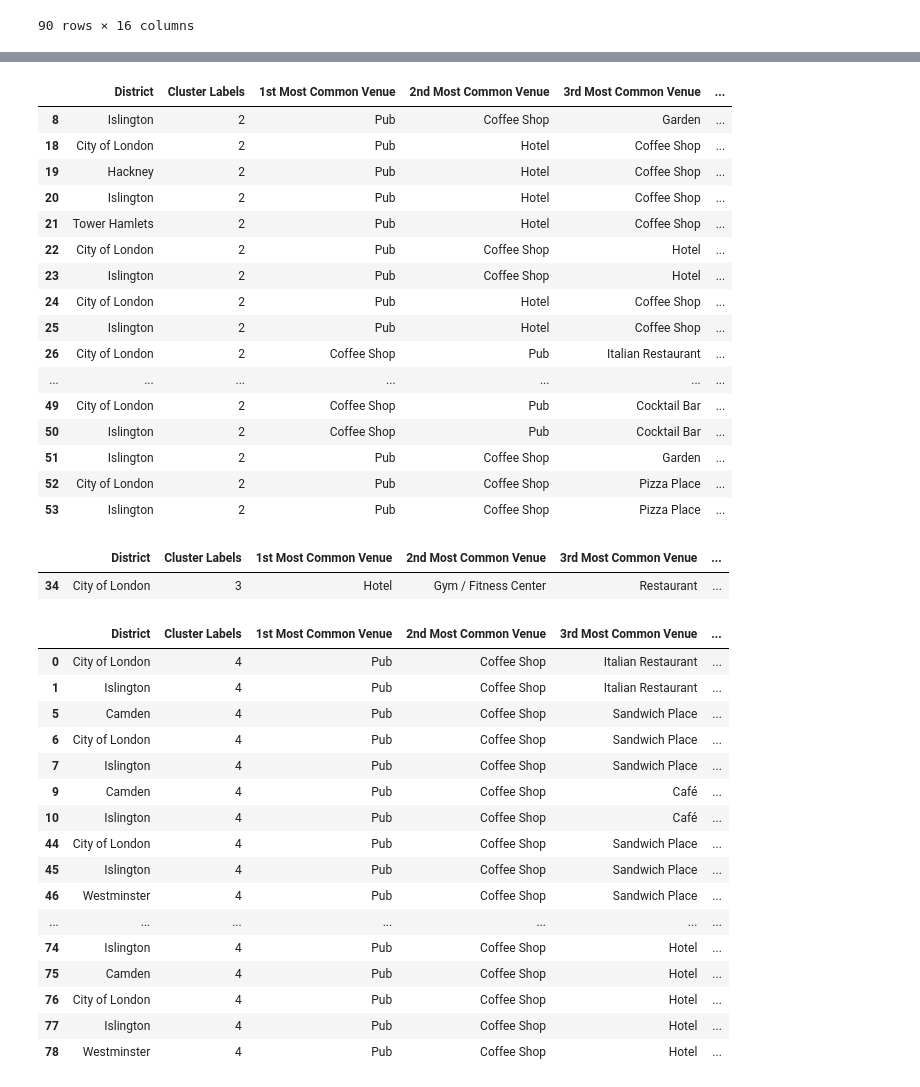
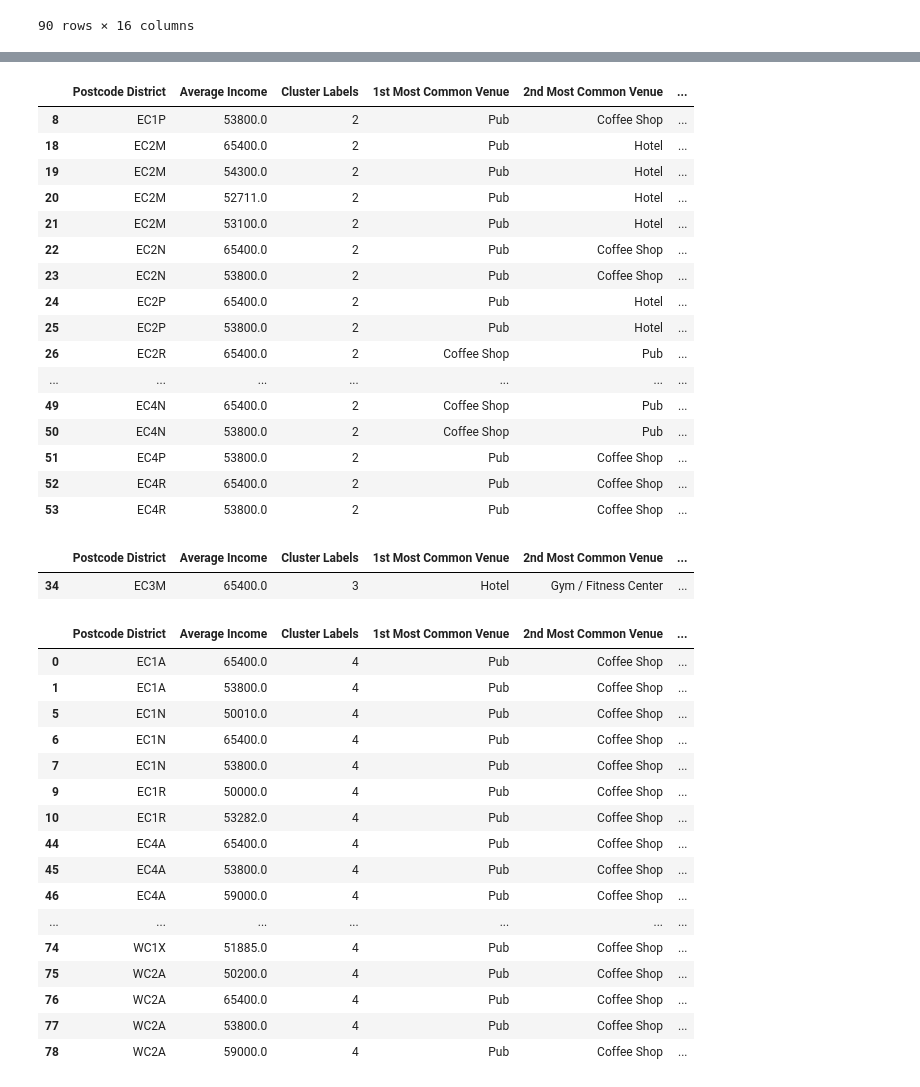
Before and after one commit to DHoole/Coursera-Capstone, a Jupyter notebook: Capstone Project Notebook.ipynb, the cells around one changed output, grey strips where cells are left out. Cells and saved outputs as stored; diff of their text form; code cells hidden in the pictures.

```diff
--- a/Capstone Project Notebook.ipynb
+++ b/Capstone Project Notebook.ipynb
@@ -437,48 +439,51 @@ cl2
 # %%
-cl3 = Ln_merged.loc[Ln_merged['Cluster Labels'] == 2, Ln_merged.columns[[1] + list(range(5, Ln_merged.shape[1]))]]
+cl3 = Ln_merged.loc[Ln_merged['Cluster Labels'] == 2, Ln_merged.columns[[0,4] + list(range(5, Ln_merged.shape[1]))]]
+cl3 = cl3.round()
 cl3
 # %% [output]
-|  | District | Cluster Labels | 1st Most Common Venue | 2nd Most Common Venue | 3rd Most Common Venue | ... |
-| 8 | Islington | 2 | Pub | Coffee Shop | Garden | ... |
-| 18 | City of London | 2 | Pub | Hotel | Coffee Shop | ... |
-| 19 | Hackney | 2 | Pub | Hotel | Coffee Shop | ... |
-| 20 | Islington | 2 | Pub | Hotel | Coffee Shop | ... |
-| 21 | Tower Hamlets | 2 | Pub | Hotel | Coffee Shop | ... |
-| 22 | City of London | 2 | Pub | Coffee Shop | Hotel | ... |
-| 23 | Islington | 2 | Pub | Coffee Shop | Hotel | ... |
-| 24 | City of London | 2 | Pub | Hotel | Coffee Shop | ... |
-| 25 | Islington | 2 | Pub | Hotel | Coffee Shop | ... |
-| 26 | City of London | 2 | Coffee Shop | Pub | Italian Restaurant | ... |
+|  | Postcode District | Average Income | Cluster Labels | 1st Most Common Venue | 2nd Most Common Venue | ... |
+| 8 | EC1P | 53800.0 | 2 | Pub | Coffee Shop | ... |
+| 18 | EC2M | 65400.0 | 2 | Pub | Hotel | ... |
+| 19 | EC2M | 54300.0 | 2 | Pub | Hotel | ... |
+| 20 | EC2M | 52711.0 | 2 | Pub | Hotel | ... |
+| 21 | EC2M | 53100.0 | 2 | Pub | Hotel | ... |
+| 22 | EC2N | 65400.0 | 2 | Pub | Coffee Shop | ... |
+| 23 | EC2N | 53800.0 | 2 | Pub | Coffee Shop | ... |
+| 24 | EC2P | 65400.0 | 2 | Pub | Hotel | ... |
+| 25 | EC2P | 53800.0 | 2 | Pub | Hotel | ... |
+| 26 | EC2R | 65400.0 | 2 | Coffee Shop | Pub | ... |
 | ... | ... | ... | ... | ... | ... | ... |
-| 49 | City of London | 2 | Coffee Shop | Pub | Cocktail Bar | ... |
-| 50 | Islington | 2 | Coffee Shop | Pub | Cocktail Bar | ... |
-| 51 | Islington | 2 | Pub | Coffee Shop | Garden | ... |
-| 52 | City of London | 2 | Pub | Coffee Shop | Pizza Place | ... |
-| 53 | Islington | 2 | Pub | Coffee Shop | Pizza Place | ... |
+| 49 | EC4N | 65400.0 | 2 | Coffee Shop | Pub | ... |
+| 50 | EC4N | 53800.0 | 2 | Coffee Shop | Pub | ... |
+| 51 | EC4P | 53800.0 | 2 | Pub | Coffee Shop | ... |
+| 52 | EC4R | 65400.0 | 2 | Pub | Coffee Shop | ... |
+| 53 | EC4R | 53800.0 | 2 | Pub | Coffee Shop | ... |
 # %%
-cl4 = Ln_merged.loc[Ln_merged['Cluster Labels'] == 3, Ln_merged.columns[[1] + list(range(5, Ln_merged.shape[1]))]]
+cl4 = Ln_merged.loc[Ln_merged['Cluster Labels'] == 3, Ln_merged.columns[[0,4] + list(range(5, Ln_merged.shape[1]))]]
+cl4 = cl4.round()
 cl4
 # %% [output]
-|  | District | Cluster Labels | 1st Most Common Venue | 2nd Most Common Venue | 3rd Most Common Venue | ... |
-| 34 | City of London | 3 | Hotel | Gym / Fitness Center | Restaurant | ... |
+|  | Postcode District | Average Income | Cluster Labels | 1st Most Common Venue | 2nd Most Common Venue | ... |
+| 34 | EC3M | 65400.0 | 3 | Hotel | Gym / Fitness Center | ... |
 # %%
-cl5 = Ln_merged.loc[Ln_merged['Cluster Labels'] == 4, Ln_merged.columns[[1] + list(range(5, Ln_merged.shape[1]))]]
+cl5 = Ln_merged.loc[Ln_merged['Cluster Labels'] == 4, Ln_merged.columns[[0,4] + list(range(5, Ln_merged.shape[1]))]]
+cl5 = cl5.round()
 cl5
 # %% [output]
-|  | District | Cluster Labels | 1st Most Common Venue | 2nd Most Common Venue | 3rd Most Common Venue | ... |
-| 0 | City of London | 4 | Pub | Coffee Shop | Italian Restaurant | ... |
-| 1 | Islington | 4 | Pub | Coffee Shop | Italian Restaurant | ... |
-| 5 | Camden | 4 | Pub | Coffee Shop | Sandwich Place | ... |
-| 6 | City of London | 4 | Pub | Coffee Shop | Sandwich Place | ... |
-| 7 | Islington | 4 | Pub | Coffee Shop | Sandwich Place | ... |
-| 9 | Camden | 4 | Pub | Coffee Shop | Café | ... |
-| 10 | Islington | 4 | Pub | Coffee Shop | Café | ... |
-| 44 | City of London | 4 | Pub | Coffee Shop | Sandwich Place | ... |
-| 45 | Islington | 4 | Pub | Coffee Shop | Sandwich Place | ... |
-| 46 | Westminster | 4 | Pub | Coffee Shop | Sandwich Place | ... |
+|  | Postcode District | Average Income | Cluster Labels | 1st Most Common Venue | 2nd Most Common Venue | ... |
+| 0 | EC1A | 65400.0 | 4 | Pub | Coffee Shop | ... |
+| 1 | EC1A | 53800.0 | 4 | Pub | Coffee Shop | ... |
+| 5 | EC1N | 50010.0 | 4 | Pub | Coffee Shop | ... |
+| 6 | EC1N | 65400.0 | 4 | Pub | Coffee Shop | ... |
+| 7 | EC1N | 53800.0 | 4 | Pub | Coffee Shop | ... |
+| 9 | EC1R | 50000.0 | 4 | Pub | Coffee Shop | ... |
+| 10 | EC1R | 53282.0 | 4 | Pub | Coffee Shop | ... |
+| 44 | EC4A | 65400.0 | 4 | Pub | Coffee Shop | ... |
+| 45 | EC4A | 53800.0 | 4 | Pub | Coffee Shop | ... |
+| 46 | EC4A | 59000.0 | 4 | Pub | Coffee Shop | ... |
 | ... | ... | ... | ... | ... | ... | ... |
-| 74 | Islington | 4 | Pub | Coffee Shop | Hotel | ... |
-| 75 | Camden | 4 | Pub | Coffee Shop | Hotel | ... |
-| 76 | City of London | 4 | Pub | Coffee Shop | Hotel | ... |
-| 77 | Islington | 4 | Pub | Coffee Shop | Hotel | ... |
-| 78 | Westminster | 4 | Pub | Coffee Shop | Hotel | ... |
+| 74 | WC1X | 51885.0 | 4 | Pub | Coffee Shop | ... |
+| 75 | WC2A | 50200.0 | 4 | Pub | Coffee Shop | ... |
+| 76 | WC2A | 65400.0 | 4 | Pub | Coffee Shop | ... |
+| 77 | WC2A | 53800.0 | 4 | Pub | Coffee Shop | ... |
+| 78 | WC2A | 59000.0 | 4 | Pub | Coffee Shop | ... |
```
Also changed, not shown: parts of 4 cells of this notebook.
